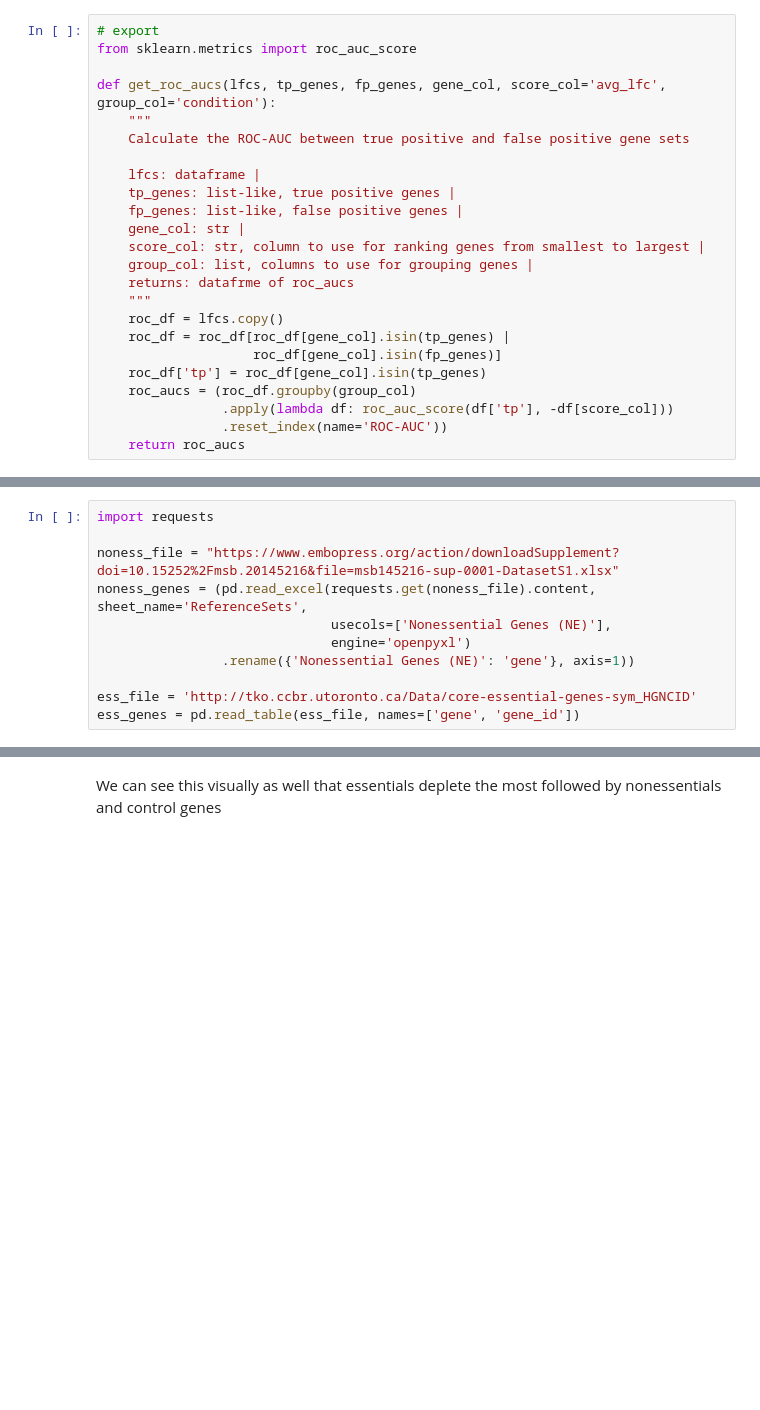
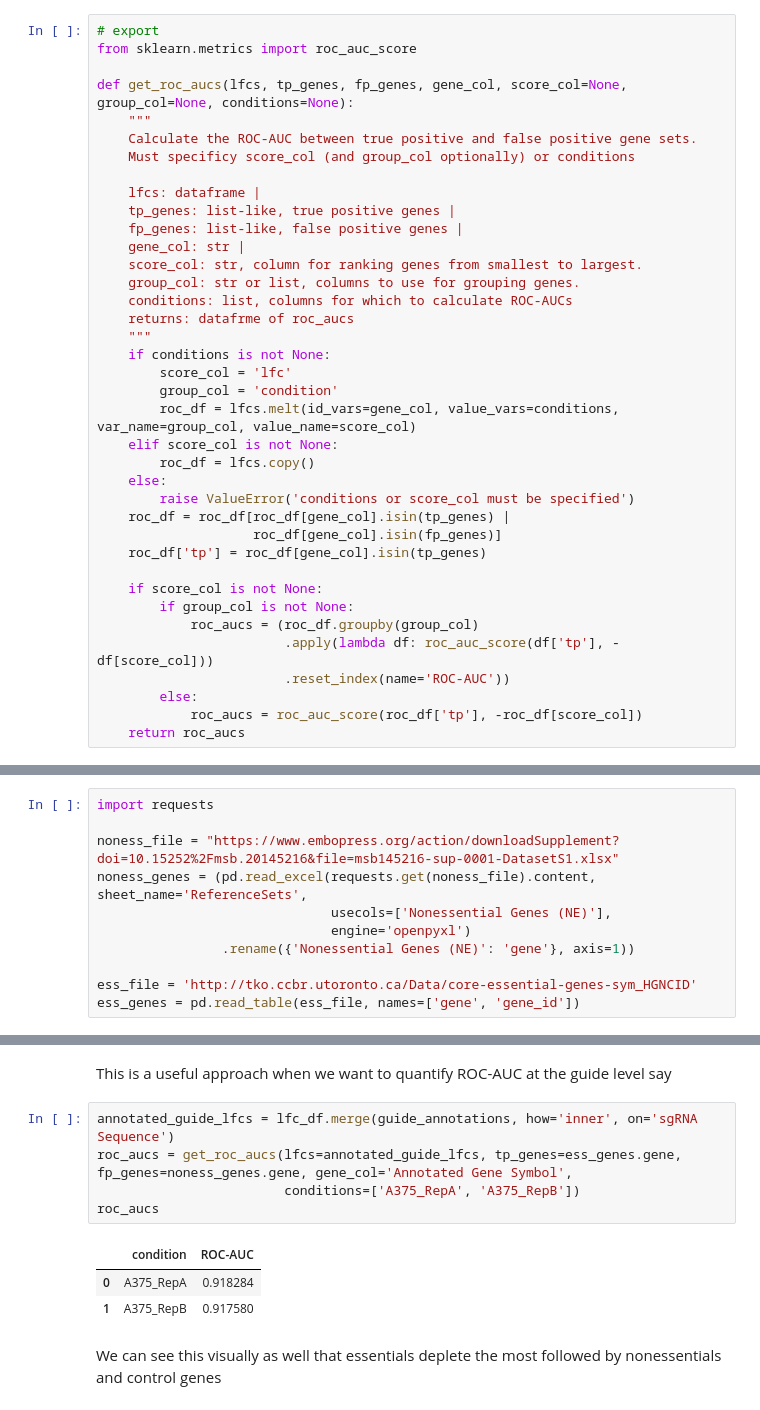
Before and after one commit to gpp-rnd/poola, a Jupyter notebook: 00_core.ipynb, the cells around one changed output, grey strips where cells are left out. Drawn from its saved outputs; the diff is of its cells as text; blank space fills up the shorter version.

```diff
--- a/00_core.ipynb
+++ b/00_core.ipynb
@@ -381,25 +382,39 @@ gene_lfcs
 # export
 from sklearn.metrics import roc_auc_score
 
-def get_roc_aucs(lfcs, tp_genes, fp_genes, gene_col, score_col='avg_lfc', group_col='condition'):
+def get_roc_aucs(lfcs, tp_genes, fp_genes, gene_col, score_col=None, group_col=None, conditions=None):
     """
-    Calculate the ROC-AUC between true positive and false positive gene sets
+    Calculate the ROC-AUC between true positive and false positive gene sets.
+    Must specificy score_col (and group_col optionally) or conditions
 
     lfcs: dataframe |
     tp_genes: list-like, true positive genes |
     fp_genes: list-like, false positive genes |
     gene_col: str |
-    score_col: str, column to use for ranking genes from smallest to largest |
-    group_col: list, columns to use for grouping genes |
+    score_col: str, column for ranking genes from smallest to largest.
+    group_col: str or list, columns to use for grouping genes.
+    conditions: list, columns for which to calculate ROC-AUCs
     returns: datafrme of roc_aucs
     """
-    roc_df = lfcs.copy()
+    if conditions is not None:
+        score_col = 'lfc'
+        group_col = 'condition'
+        roc_df = lfcs.melt(id_vars=gene_col, value_vars=conditions, var_name=group_col, value_name=score_col)
+    elif score_col is not None:
+        roc_df = lfcs.copy()
+    else:
+        raise ValueError('conditions or score_col must be specified')
     roc_df = roc_df[roc_df[gene_col].isin(tp_genes) |
                     roc_df[gene_col].isin(fp_genes)]
     roc_df['tp'] = roc_df[gene_col].isin(tp_genes)
-    roc_aucs = (roc_df.groupby(group_col)
-                .apply(lambda df: roc_auc_score(df['tp'], -df[score_col]))
-                .reset_index(name='ROC-AUC'))
+
+    if score_col is not None:
+        if group_col is not None:
+            roc_aucs = (roc_df.groupby(group_col)
+                        .apply(lambda df: roc_auc_score(df['tp'], -df[score_col]))
+                        .reset_index(name='ROC-AUC'))
+        else:
+            roc_aucs = roc_auc_score(roc_df['tp'], -roc_df[score_col])
     return roc_aucs
 # %% [markdown]
 Finally, to evaluate the quality each screen, we'll calculate the ROC-AUC between [essential](https://doi.org/10.1016/j.cell.2015.11.015) and [nonessential](https://doi.org/10.15252/msb.20145216) genes for each condition
@@ -424,3 +461,14 @@ roc_aucs
+# %% [markdown]
+This is a useful approach when we want to quantify ROC-AUC at the guide level say
+# %%
+annotated_guide_lfcs = lfc_df.merge(guide_annotations, how='inner', on='sgRNA Sequence')
+roc_aucs = get_roc_aucs(lfcs=annotated_guide_lfcs, tp_genes=ess_genes.gene, fp_genes=noness_genes.gene, gene_col='Annotated Gene Symbol',
+                        conditions=['A375_RepA', 'A375_RepB'])
+roc_aucs
+# %% [output]
+|  | condition | ROC-AUC |
+| 0 | A375_RepA | 0.918284 |
+| 1 | A375_RepB | 0.917580 |
 # %% [markdown]
 We can see this visually as well that essentials deplete the most followed by nonessentials and control genes
 # %%
```
Also changed, not shown: parts of 7 cells of this notebook, 7 other files.
